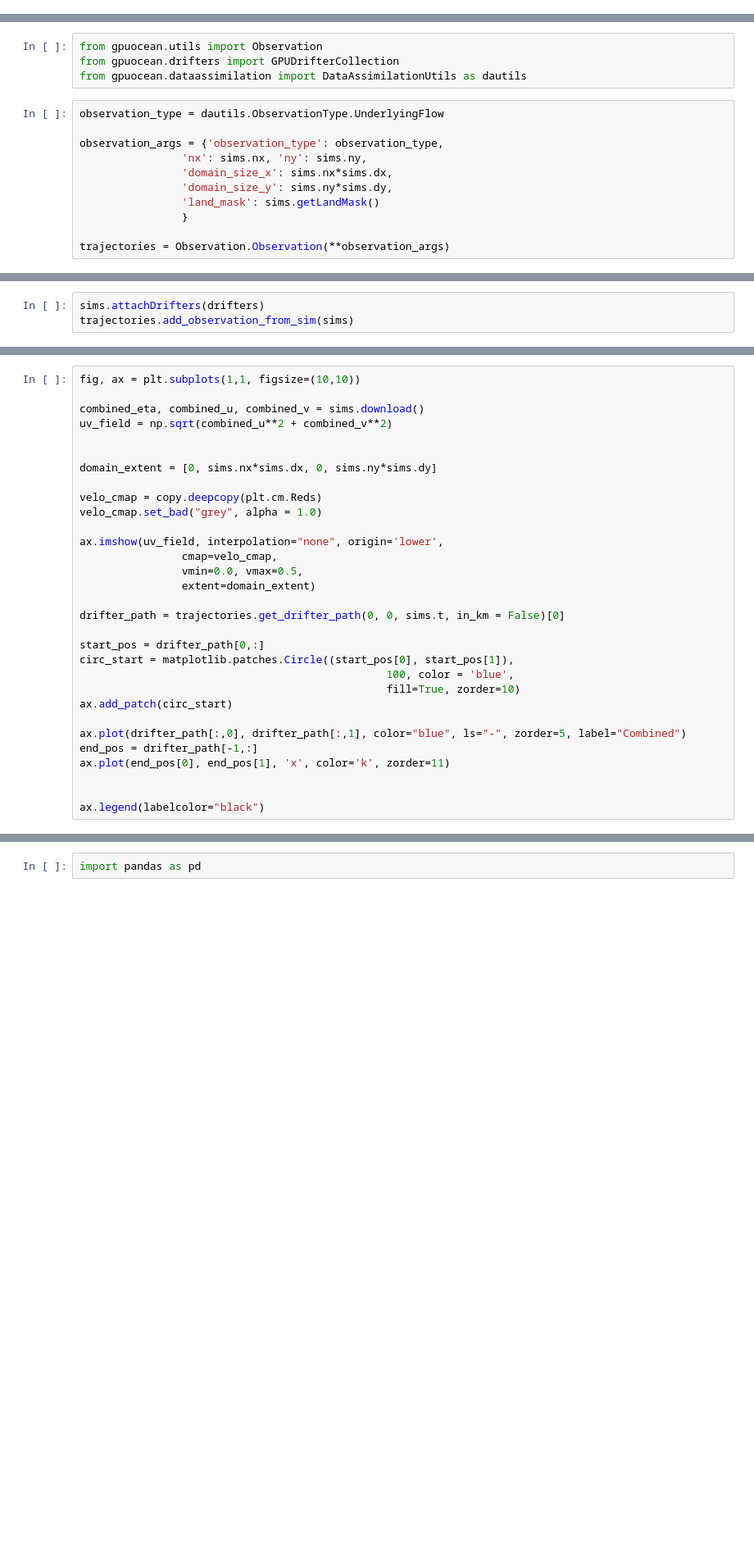
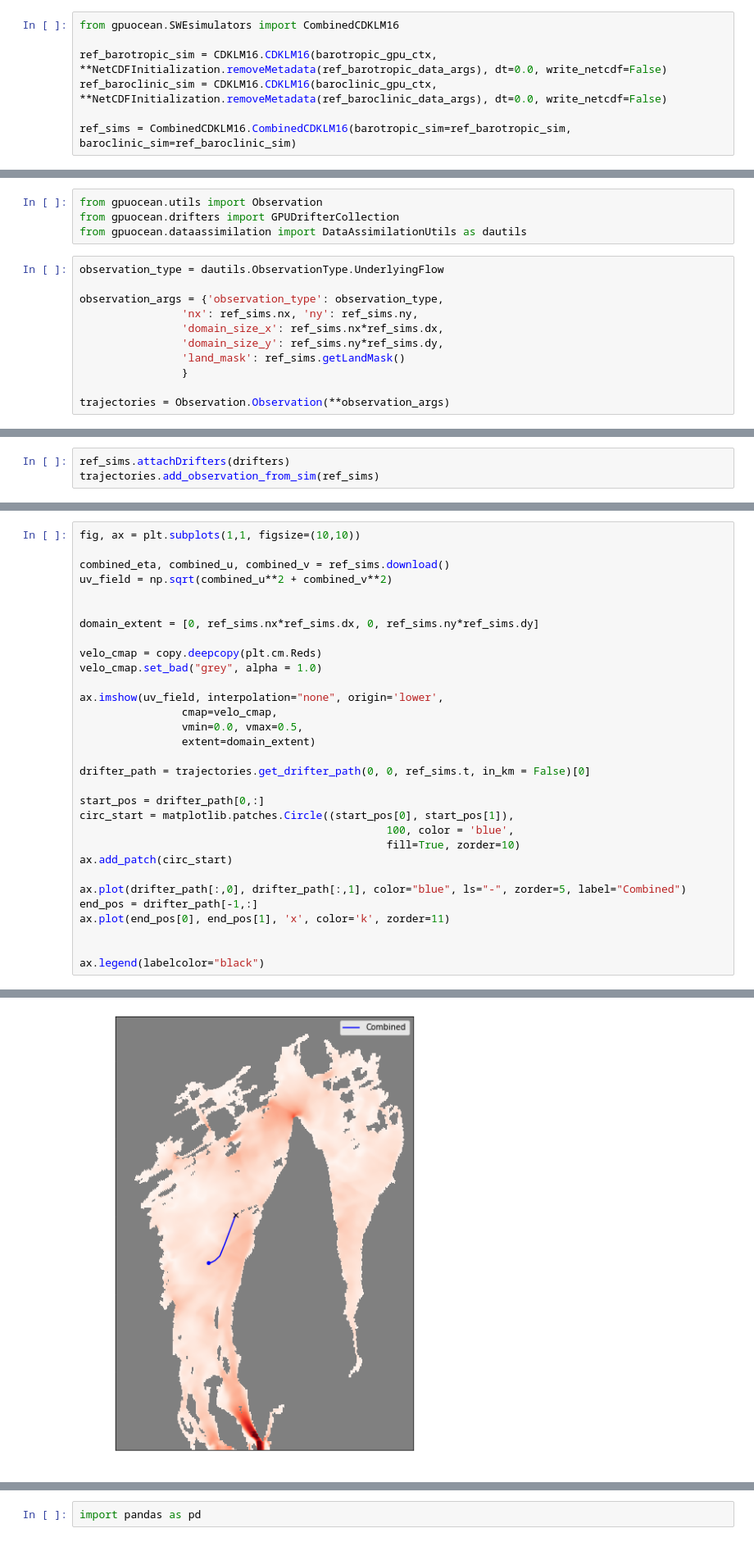
Before and after one commit to sintefmath/reduced-gravity-ocean-model, a Jupyter notebook: notebooks/Oslofjord/Oslofjord-CrossProdDrifters.ipynb, the cells around one changed output, grey strips where cells are left out. Shown at 82% size. Drawn from its saved outputs; the diff is of its cells as text; blank space fills up the shorter version.

```diff
--- a/notebooks/Oslofjord/Oslofjord-CrossProdDrifters.ipynb
+++ b/notebooks/Oslofjord/Oslofjord-CrossProdDrifters.ipynb
@@ -219,0 +251,7 @@ sims = CombinedCDKLM16.CombinedCDKLM16(barotropic_sim=barotropic_sim, baroclinic
+# %%
+from gpuocean.SWEsimulators import CombinedCDKLM16
+
+ref_barotropic_sim = CDKLM16.CDKLM16(barotropic_gpu_ctx, **NetCDFInitialization.removeMetadata(ref_barotropic_data_args), dt=0.0, write_netcdf=False)
+ref_baroclinic_sim = CDKLM16.CDKLM16(baroclinic_gpu_ctx, **NetCDFInitialization.removeMetadata(ref_baroclinic_data_args), dt=0.0, write_netcdf=False)
+
+ref_sims = CombinedCDKLM16.CombinedCDKLM16(barotropic_sim=ref_barotropic_sim, baroclinic_sim=ref_baroclinic_sim)
@@ -225,10 +270,10 @@ from gpuocean.dataassimilation import DataAssimilationUtils as dautils
 observation_type = dautils.ObservationType.UnderlyingFlow
 
 observation_args = {'observation_type': observation_type,
-                'nx': sims.nx, 'ny': sims.ny,
-                'domain_size_x': sims.nx*sims.dx,
-                'domain_size_y': sims.ny*sims.dy,
-                'land_mask': sims.getLandMask()
+                'nx': ref_sims.nx, 'ny': ref_sims.ny,
+                'domain_size_x': ref_sims.nx*ref_sims.dx,
+                'domain_size_y': ref_sims.ny*ref_sims.dy,
+                'land_mask': ref_sims.getLandMask()
                 }
 
 trajectories = Observation.Observation(**observation_args)
@@ -250,6 +295,6 @@ drifters = GPUDrifterCollection.GPUDrifterCollection(sims.barotropic_gpu_ctx, nu
 drifter_pos_init = np.array([initx, inity]).T
 drifters.setDrifterPositions(drifter_pos_init)
 # %%
-sims.attachDrifters(drifters)
-trajectories.add_observation_from_sim(sims)
+ref_sims.attachDrifters(drifters)
+trajectories.add_observation_from_sim(ref_sims)
 # %%
@@ -257,11 +304,11 @@ sims.combinedStep(T, trajectory_dt=60, trajectories=trajectories)
 # %%
 fig, ax = plt.subplots(1,1, figsize=(10,10))
 
-combined_eta, combined_u, combined_v = sims.download()
+combined_eta, combined_u, combined_v = ref_sims.download()
 uv_field = np.sqrt(combined_u**2 + combined_v**2)
 
 
-domain_extent = [0, sims.nx*sims.dx, 0, sims.ny*sims.dy]
+domain_extent = [0, ref_sims.nx*ref_sims.dx, 0, ref_sims.ny*ref_sims.dy]
 
 velo_cmap = copy.deepcopy(plt.cm.Reds)
 velo_cmap.set_bad("grey", alpha = 1.0)
@@ -271,7 +318,7 @@ ax.imshow(uv_field, interpolation="none", origin='lower',
                 vmin=0.0, vmax=0.5,
                 extent=domain_extent)
 
-drifter_path = trajectories.get_drifter_path(0, 0, sims.t, in_km = False)[0]
+drifter_path = trajectories.get_drifter_path(0, 0, ref_sims.t, in_km = False)[0]
 
 start_pos = drifter_path[0,:]
 circ_start = matplotlib.patches.Circle((start_pos[0], start_pos[1]),
@@ -285,3 +332,4 @@ ax.plot(end_pos[0], end_pos[1], 'x', color='k', zorder=11)
 
 
 ax.legend(labelcolor="black")
+# %% [output]
@@ -287,0 +337 @@ ax.legend(labelcolor="black")
+[figure, added]
```
Also changed, not shown: parts of 60 cells of this notebook.
